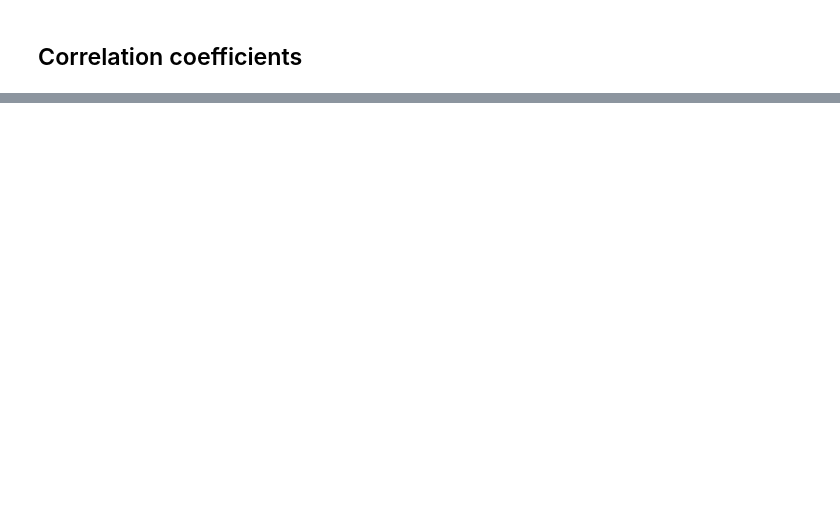
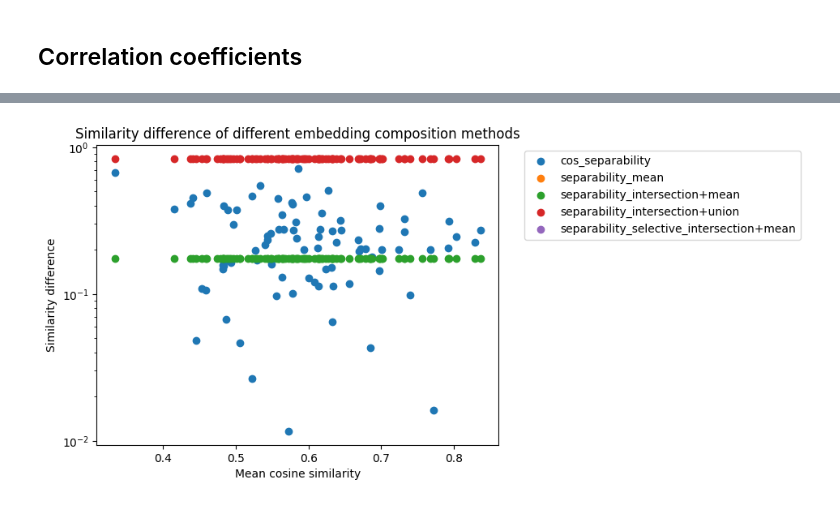
Before and after one commit to IsaacFigNewton/DisCoFuzz, a Jupyter notebook: DisCoFuzz_WF.ipynb, the cells around one changed output, grey strips where cells are left out. Cells and saved outputs as stored; diff of their text form; code cells hidden in the pictures; blank space fills up the shorter version.

```diff
--- a/DisCoFuzz_WF.ipynb
+++ b/DisCoFuzz_WF.ipynb
@@ -872,0 +1001,3 @@ eval_dict = {
+# %%
+for c in sim_eval_df.columns:
+  print(f"Number of np.nans: {np.sum(sim_eval_df[c].isna())}")
@@ -999 +1067,18 @@ eval_df[["syn_ant_cosine_similarities", "syn_ant_fuzzy_similarities"]].corr()
+# %%
+sep_eval_dict = {
+    "mean_cos_similarity": [],
+    "cos_separability": []
+}
+for s in strategies:
+  sep_eval_dict[f"separability_{s}"] = []
+# %%
+for i in range(0, len(sim_eval_df), 2):
+  # cosine similarity
+  sep_eval_dict["mean_cos_similarity"].append(sim_eval_df.loc[i, "syn_gloss_cos_sim"]/2 + sim_eval_df.loc[i+1, "syn_gloss_cos_sim"]/2)
+  sep_eval_dict["cos_separability"].append(sim_eval_df.loc[i, "syn_gloss_cos_sim"] - sim_eval_df.loc[i+1, "syn_gloss_cos_sim"])
+  for s in strategies:
+    strat = f"syn_{gloss_vect_fuzzy_cols[s]}"
+    sep_eval_dict[f"separability_{s}"] = sim_eval_df.loc[i, strat] - sim_eval_df.loc[i+1, strat]
+
+sep_eval_df = pd.DataFrame.from_dict(sep_eval_dict)
 # %% [markdown]
@@ -1026,0 +1086,24 @@ plt.show()
+# %%
+for c in sep_eval_df.columns:
+  if c in ["mean_cos_similarity"]:
+    continue
+  plt.scatter(
+      x=sep_eval_df["mean_cos_similarity"],
+      y=sep_eval_df[c],
+      label=c
+  )
+plt.xlabel("Mean cosine similarity")
+plt.ylabel("Similarity difference")
+# plt.xscale("log")
+plt.yscale("log")
+plt.legend(
+    [c for c in sep_eval_df.columns if c not in ["mean_cos_similarity"]],
+    bbox_to_anchor=(1.05, 1),
+    loc='upper left'
+)
+plt.title("Similarity difference of different embedding composition methods")
+plt.show()
+
+del sep_eval_df["mean_cos_similarity"]
+# %% [output]
+[figure, added]
```
Also changed, not shown: parts of 75 cells of this notebook.
